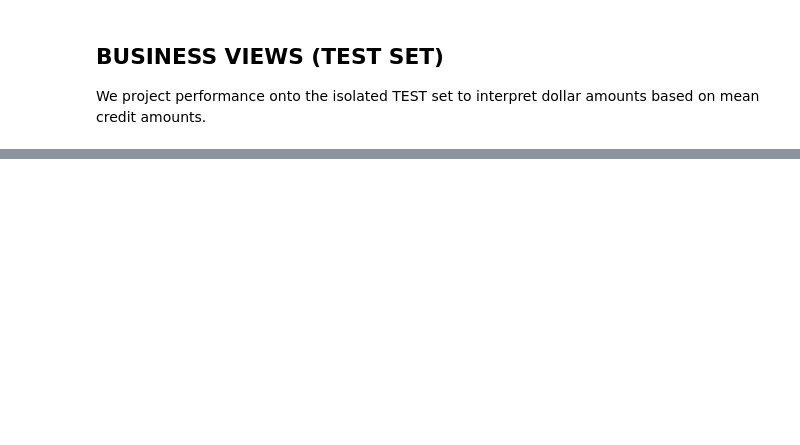
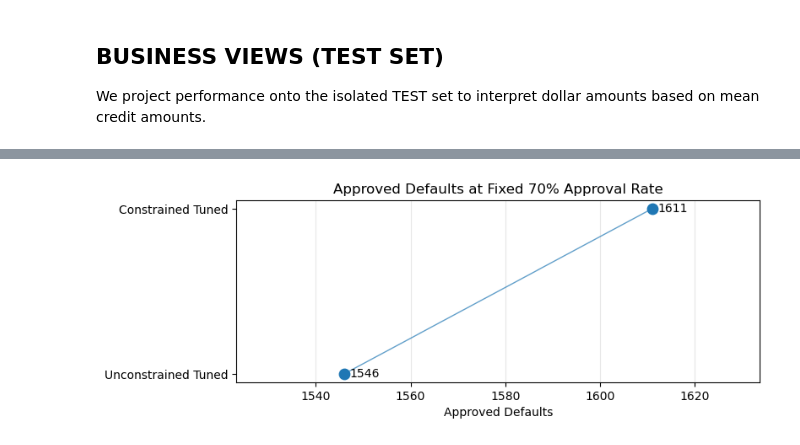
Before and after one commit to jlsampedromazon/credit-risk-model-constraint-eval, a Jupyter notebook: scripts/cart_models.ipynb, the cells around one changed output, grey strips where cells are left out. Cells and saved outputs as stored; diff of their text form; code cells hidden in the pictures; blank space fills up the shorter version.

```diff
--- a/scripts/cart_models.ipynb
+++ b/scripts/cart_models.ipynb
@@ -351,0 +388,21 @@ We project performance onto the isolated TEST set to interpret dollar amounts ba
+# %%
+# Business View 1: Fixed Approval Rate
+FIXED_APPROVAL_RATE = 0.70
+tuned_fixed_approval = evaluate_operating_point(y_test, tuned_test_prob, approval_rate=FIXED_APPROVAL_RATE)
+constrained_fixed_approval = evaluate_operating_point(y_test, constrained_test_prob, approval_rate=FIXED_APPROVAL_RATE)
+
+fixed_approval_compare_df = pd.DataFrame([tuned_fixed_approval, constrained_fixed_approval])
+fixed_approval_compare_df["model_name"] = ["Unconstrained Tuned", "Constrained Tuned"]
+
+defaults_diff = constrained_fixed_approval["approved_defaults"] - tuned_fixed_approval["approved_defaults"]
+
+plot_two_model_comparison(
+    compare_df=fixed_approval_compare_df,
+    value_col="approved_defaults",
+    title="Approved Defaults at Fixed 70% Approval Rate",
+    x_label="Approved Defaults",
+    as_percent=False,
+    decimals=0
+)
+# %% [output]
+[figure, added]
```
Also changed, not shown: parts of 20 cells of this notebook.
